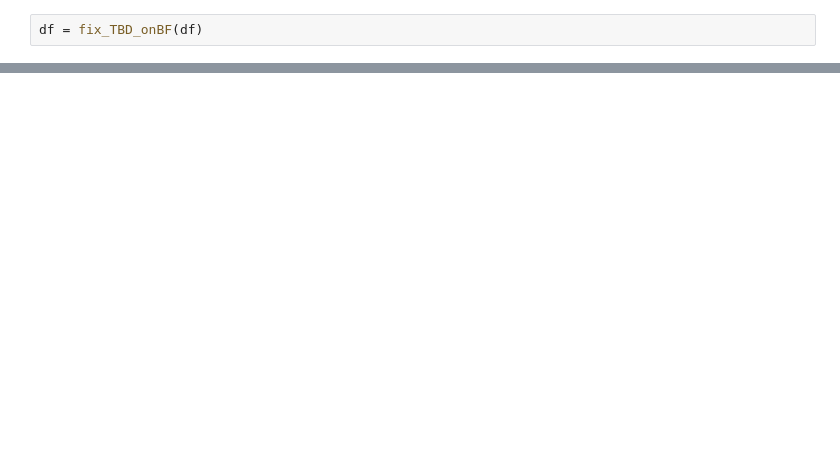
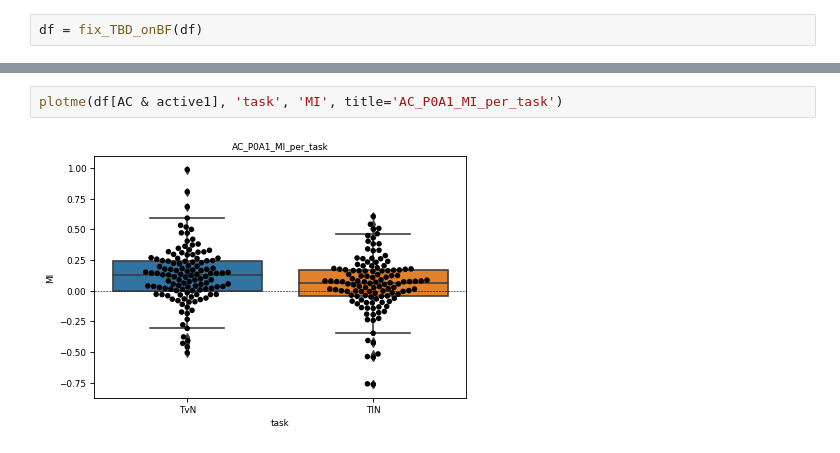
Before and after one commit to nadoss/nems_db, a Jupyter notebook: nems_lbhb/notebooks/ACIC_comparisons/ACIC_comp_DS_SVD_SJS_new.ipynb, the cells around one changed output, grey strips where cells are left out. Saved outputs shown, nothing was run; the diff lists cells and outputs as text; blank space fills up the shorter version.

```diff
--- a/nems_lbhb/notebooks/ACIC_comparisons/ACIC_comp_DS_SVD_SJS_new.ipynb
+++ b/nems_lbhb/notebooks/ACIC_comparisons/ACIC_comp_DS_SVD_SJS_new.ipynb
@@ -155,0 +319,4 @@ plotme(df[AC & active1], 'experimenter', 'g', title='AC_P0A1')
+# %%
+plotme(df[AC & active1], 'task', 'MI', title='AC_P0A1_MI_per_task')
+# %% [output]
+[figure, added]
```
Also changed, not shown: parts of 40 cells of this notebook.
